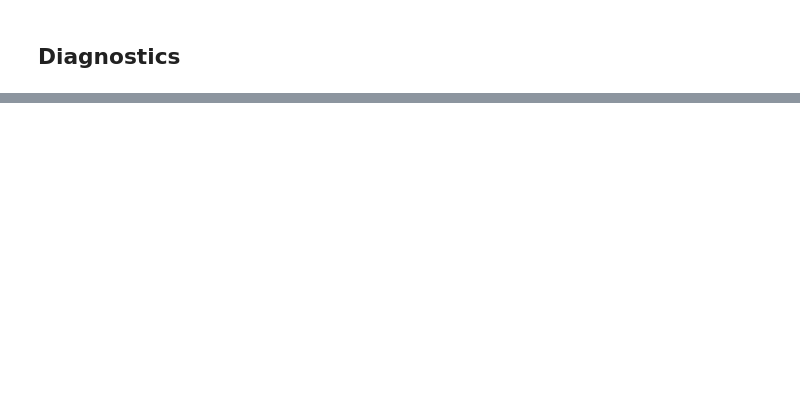
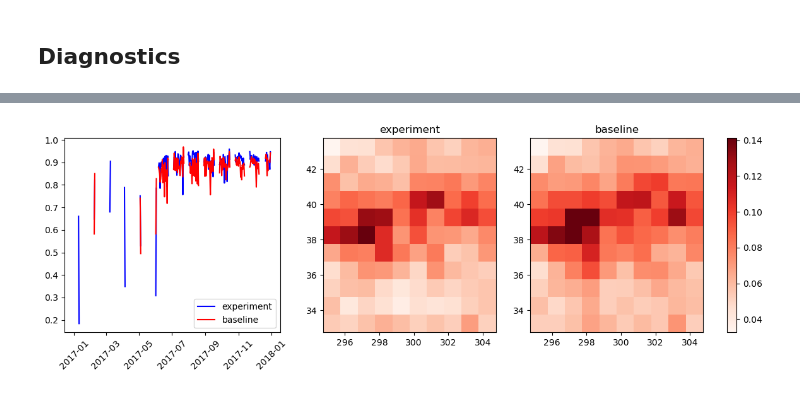
Before and after one commit to leguillf/MASSH, a Jupyter notebook: mapping/examples/2021a_SSH_mapping_OSE/2021a_BFNQG.ipynb, the cells around one changed output, grey strips where cells are left out. Drawn from its saved outputs; the diff is of its cells as text; code cells hidden in the pictures; blank space fills up the shorter version.

```diff
--- a/mapping/examples/2021a_SSH_mapping_OSE/2021a_BFNQG.ipynb
+++ b/mapping/examples/2021a_SSH_mapping_OSE/2021a_BFNQG.ipynb
@@ -116,0 +95,4 @@ ModuleNotFoundError: No module named 'pyinterp'
+# %%
+Diag.rmse_based_scores(plot=True)
+# %% [output]
+[figure, added]
```
Also changed, not shown: parts of 10 cells of this notebook, 22 other files.
